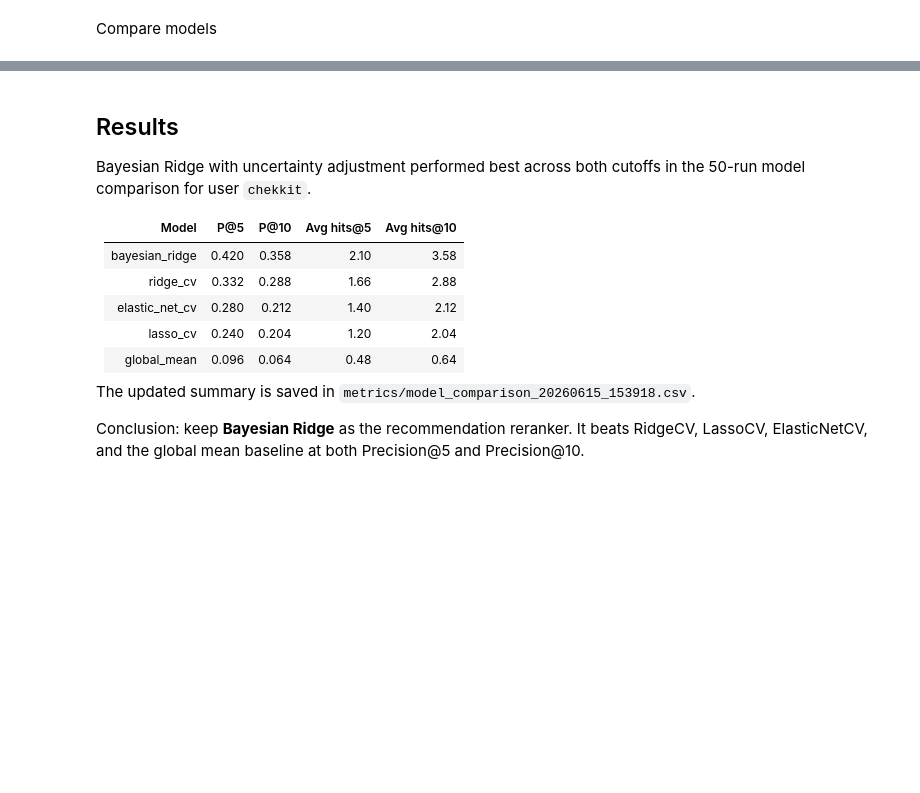
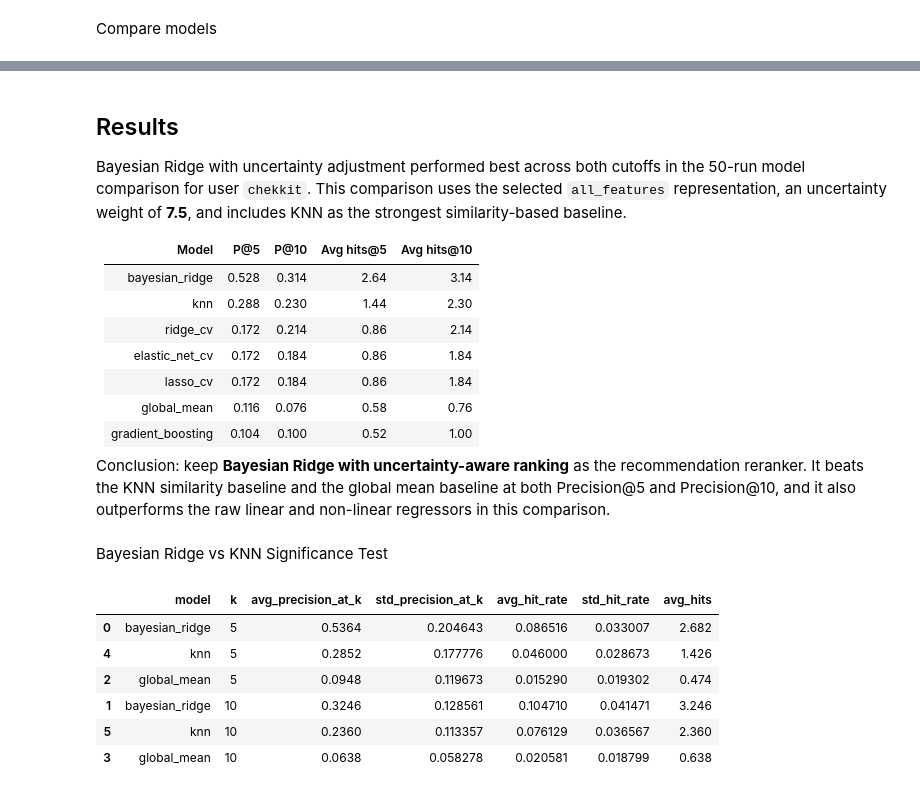
Before and after one commit to sidmetikala-dev/anirec_v2, a Jupyter notebook: notebooks/model_comparison_20260615.ipynb, the cells around one changed output, grey strips where cells are left out. Drawn from its saved outputs; the diff is of its cells as text; code cells hidden in the pictures; blank space fills up the shorter version.

```diff
--- a/notebooks/model_comparison_20260615.ipynb
+++ b/notebooks/model_comparison_20260615.ipynb
@@ -337,16 +365,56 @@ dtype: int64
 # %% [markdown]
 ## Results
 
-Bayesian Ridge with uncertainty adjustment performed best across both cutoffs in the 50-run model comparison for user `chekkit`.
+Bayesian Ridge with uncertainty adjustment performed best across both cutoffs in the 50-run model comparison for user `chekkit`. This comparison uses the selected `all_features` representation, an uncertainty weight of **7.5**, and includes KNN as the strongest similarity-based baseline.
 
 | Model | P@5 | P@10 | Avg hits@5 | Avg hits@10 |
 | --- | ---: | ---: | ---: | ---: |
-| bayesian_ridge | 0.420 | 0.358 | 2.10 | 3.58 |
-| ridge_cv | 0.332 | 0.288 | 1.66 | 2.88 |
-| elastic_net_cv | 0.280 | 0.212 | 1.40 | 2.12 |
-| lasso_cv | 0.240 | 0.204 | 1.20 | 2.04 |
-| global_mean | 0.096 | 0.064 | 0.48 | 0.64 |
+| bayesian_ridge | 0.528 | 0.314 | 2.64 | 3.14 |
+| knn | 0.288 | 0.230 | 1.44 | 2.30 |
+| ridge_cv | 0.172 | 0.214 | 0.86 | 2.14 |
+| elastic_net_cv | 0.172 | 0.184 | 0.86 | 1.84 |
+| lasso_cv | 0.172 | 0.184 | 0.86 | 1.84 |
+| global_mean | 0.116 | 0.076 | 0.58 | 0.76 |
+| gradient_boosting | 0.104 | 0.100 | 0.52 | 1.00 |
 
-The updated summary is saved in `metrics/model_comparison_20260615_153918.csv`.
-
-Conclusion: keep **Bayesian Ridge** as the recommendation reranker. It beats RidgeCV, LassoCV, ElasticNetCV, and the global mean baseline at both Precision@5 and Precision@10.
+Conclusion: keep **Bayesian Ridge with uncertainty-aware ranking** as the recommendation reranker. It beats the KNN similarity baseline and the global mean baseline at both Precision@5 and Precision@10, and it also outperforms the raw linear and non-linear regressors in this comparison.
+# %% [markdown]
+Bayesian Ridge vs KNN Significance Test
+# %%
+from anime_evaluation import HitRateEvaluator
+
+n_runs = 500
+compare_top_ks = (5, 10)
+uncertainty_weight = 7.5
+
+evaluator = HitRateEvaluator(
+    anime_df_scaled=anime_df_scaled,
+    anime_df=anime_df,
+    scores=user_scores,
+    heldout_fraction=0.25,
+)
+
+compare_results, compare_summary = evaluator.compare_models(
+    uncertainty_weight=uncertainty_weight,
+    n_runs=n_runs,
+    top_ks=compare_top_ks,
+    include_ridge_cv=False,
+    include_lasso=False,
+    include_elastic_net=False,
+    include_knn=True,
+    knn_neighbors=20,
+    knn_weights="distance",
+    knn_metric="cosine",
+    include_gradient_boosting=False,
+    random_state=42,
+)
+
+display(compare_summary)
+# %% [output]
+|  | model | k | avg_precision_at_k | std_precision_at_k | avg_hit_rate | std_hit_rate | avg_hits |
+| 0 | bayesian_ridge | 5 | 0.5364 | 0.204643 | 0.086516 | 0.033007 | 2.682 |
+| 4 | knn | 5 | 0.2852 | 0.177776 | 0.046000 | 0.028673 | 1.426 |
+| 2 | global_mean | 5 | 0.0948 | 0.119673 | 0.015290 | 0.019302 | 0.474 |
+| 1 | bayesian_ridge | 10 | 0.3246 | 0.128561 | 0.104710 | 0.041471 | 3.246 |
+| 5 | knn | 10 | 0.2360 | 0.113357 | 0.076129 | 0.036567 | 2.360 |
+| 3 | global_mean | 10 | 0.0638 | 0.058278 | 0.020581 | 0.018799 | 0.638 |
```
Also changed, not shown: parts of 9 cells of this notebook, 6 other files.
